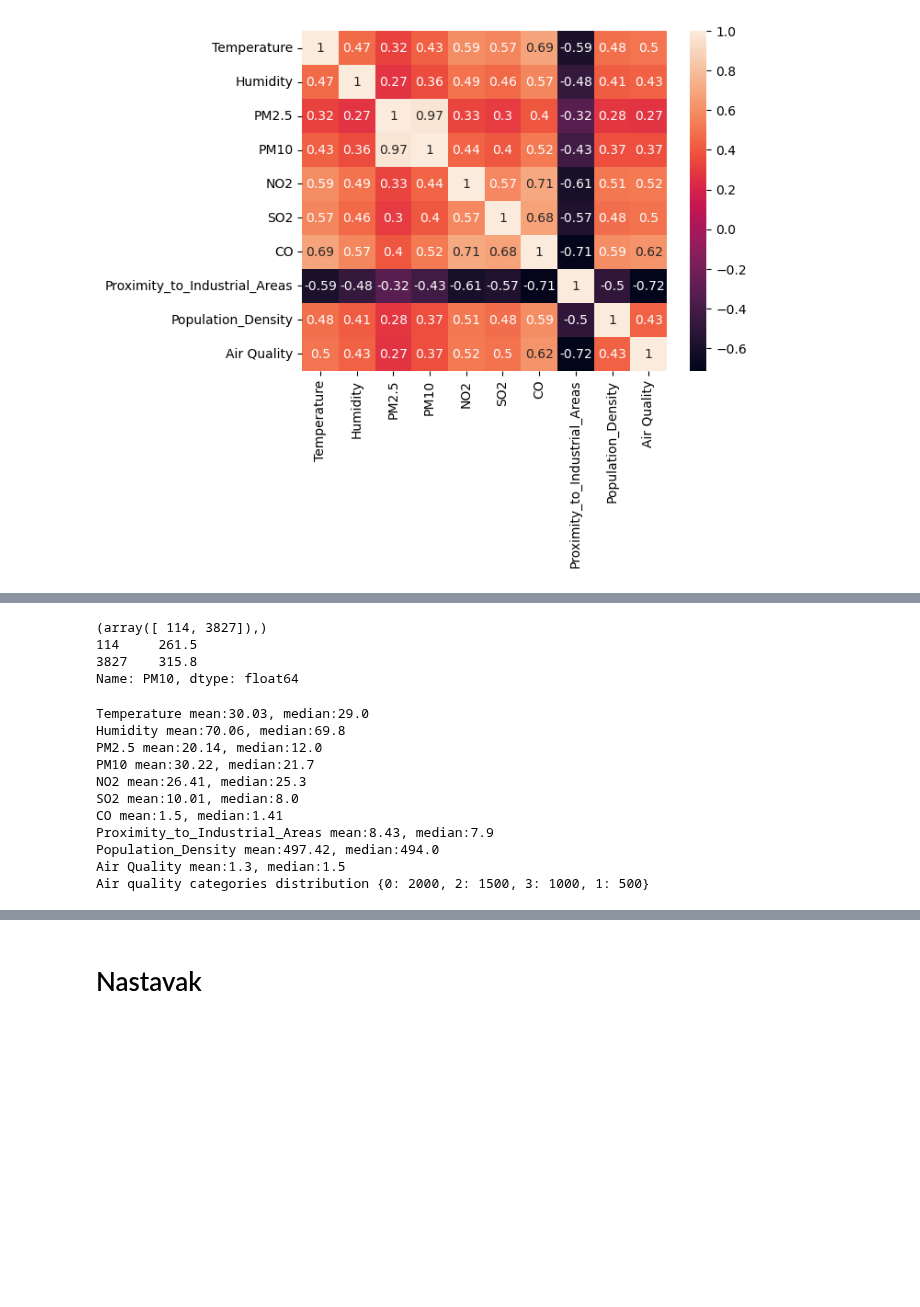
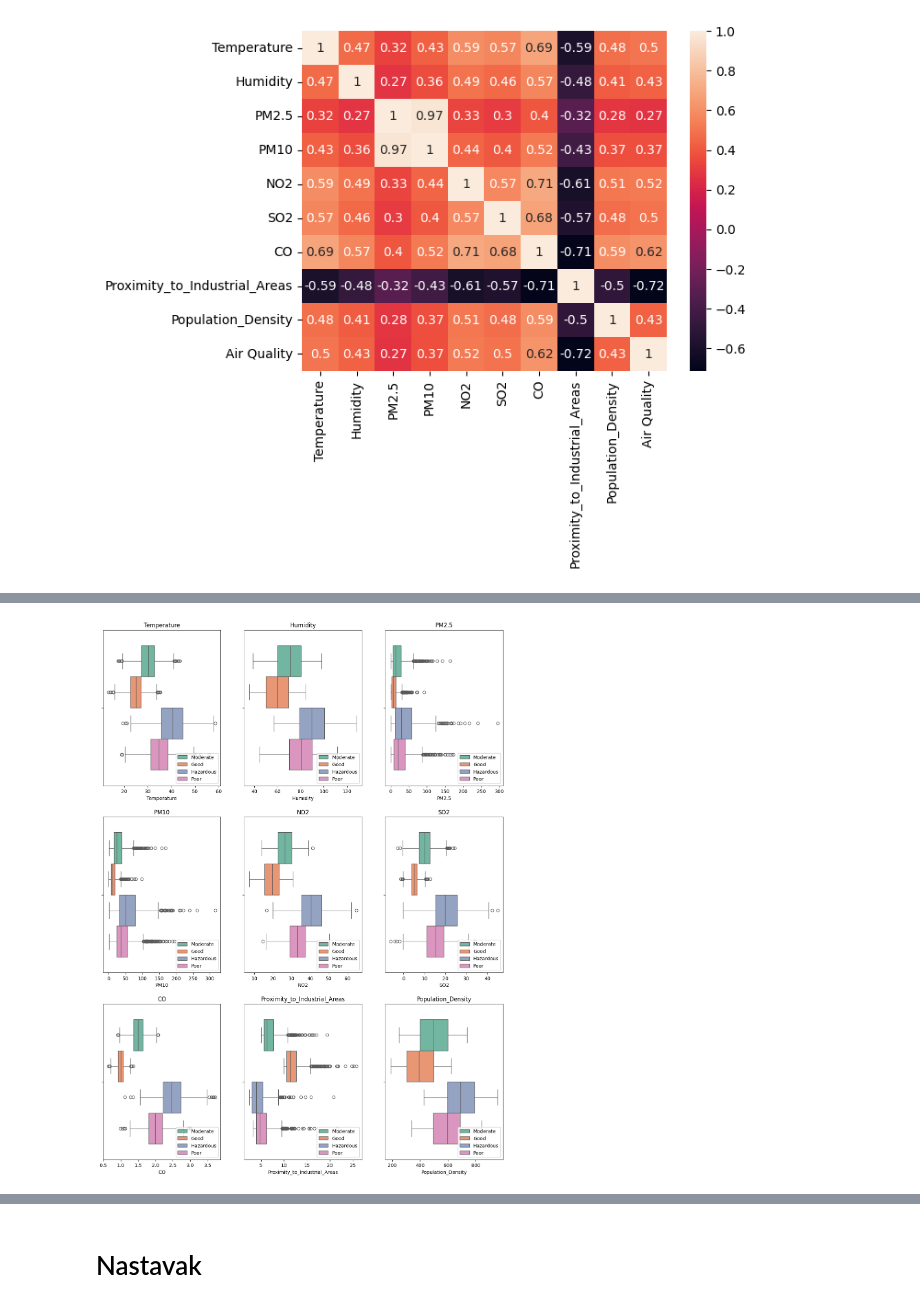
Before and after one commit to markoandjel/MachineLearning, a Jupyter notebook: Projekat I/main.ipynb, the cells around one changed output, grey strips where cells are left out. Cells and saved outputs as stored; diff of their text form; code cells hidden in the pictures; blank space fills up the shorter version.

```diff
--- a/Projekat I/main.ipynb
+++ b/Projekat I/main.ipynb
@@ -93,25 +101,9 @@ plt.show()
-# %%
-print(np.where(df['PM10']>250))
-print(df['PM10'][np.where(df['PM10']>250)[0]])
-# %% [output]
-(array([ 114, 3827]),)
-114     261.5
-3827    315.8
-Name: PM10, dtype: float64
-# %%
-for col in df.columns:
-    if df[col].dtypes!=object:
-        print(f"{col} mean:{np.round(df[col].mean(),2)}, median:{df[col].median()}")
-print("Air quality categories distribution",df['Air Quality'].value_counts().to_dict())
-# %% [output]
-Temperature mean:30.03, median:29.0
-Humidity mean:70.06, median:69.8
-PM2.5 mean:20.14, median:12.0
-PM10 mean:30.22, median:21.7
-NO2 mean:26.41, median:25.3
-SO2 mean:10.01, median:8.0
-CO mean:1.5, median:1.41
-Proximity_to_Industrial_Areas mean:8.43, median:7.9
-Population_Density mean:497.42, median:494.0
-Air Quality mean:1.3, median:1.5
-Air quality categories distribution {0: 2000, 2: 1500, 3: 1000, 1: 500}
+# %%
+fig = plt.figure(figsize=(15,20))
+for i, col in enumerate(df.drop('Air Quality', axis=1).columns):
+  plt.subplot(3,3,i+1)
+  seaborn.boxplot(x = df[col],hue=encoder.inverse_transform(df['Air Quality']),palette='Set2')
+  plt.legend(loc='lower right')
+  plt.title(col)
+# %% [output]
+[figure, added]
```
Also changed, not shown: parts of 16 cells of this notebook, 1 other file.
